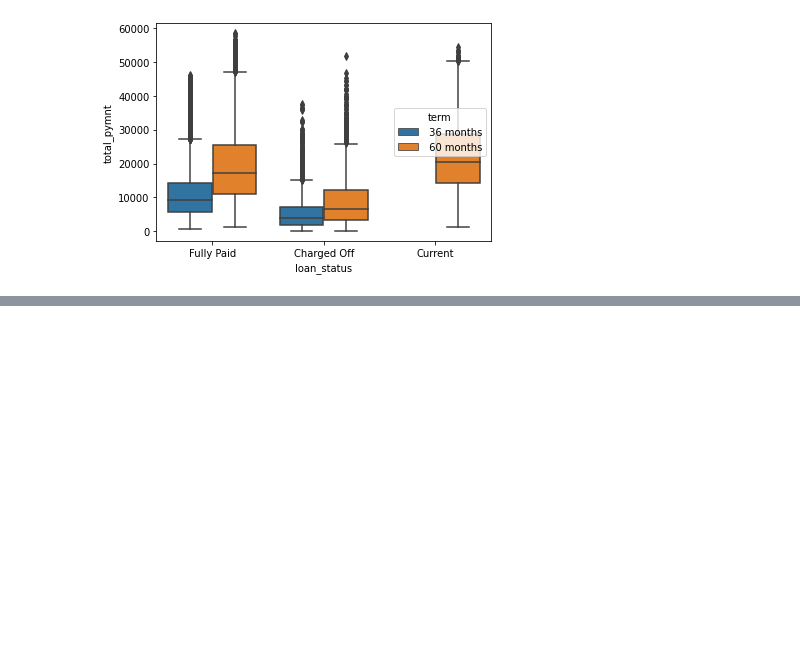
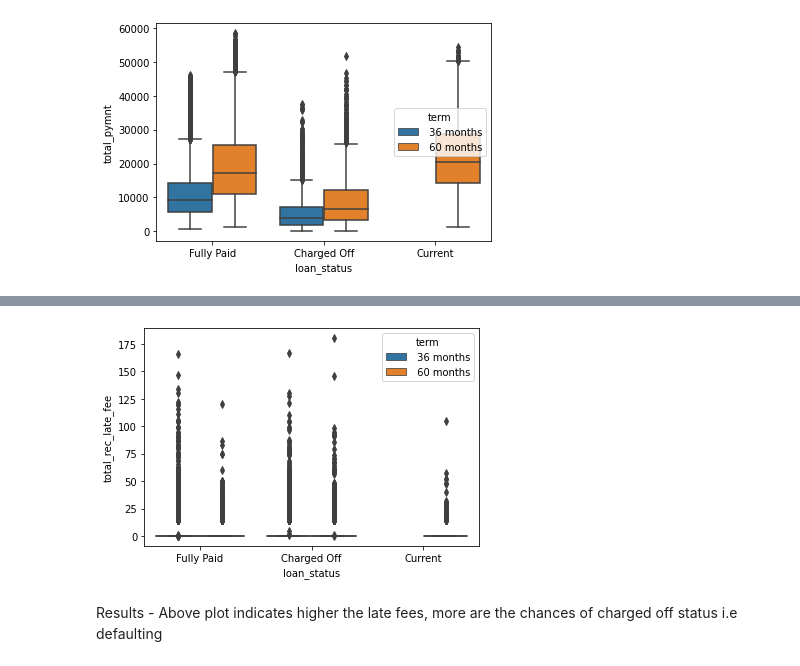
Before and after one commit to geeta-m-desai/LendingClubCaseStudy, a Jupyter notebook: Group_Facilitator_Geeta.ipynb, the cells around one changed output, grey strips where cells are left out. Cells and saved outputs as stored; diff of their text form; code cells hidden in the pictures; blank space fills up the shorter version.

```diff
--- a/Group_Facilitator_Geeta.ipynb
+++ b/Group_Facilitator_Geeta.ipynb
@@ -356,0 +371,6 @@ sns.boxplot(y=df['total_pymnt'],x=df['loan_status'],hue=df['term']);
+# %%
+sns.boxplot(y=df['total_rec_late_fee'],x=df['loan_status'],hue=df['term']);
+# %% [output]
+[figure, added]
+# %% [markdown]
+Results - Above plot indicates higher the late fees, more are the chances of charged off status i.e defaulting
```
Also changed, not shown: parts of 6 cells of this notebook.
